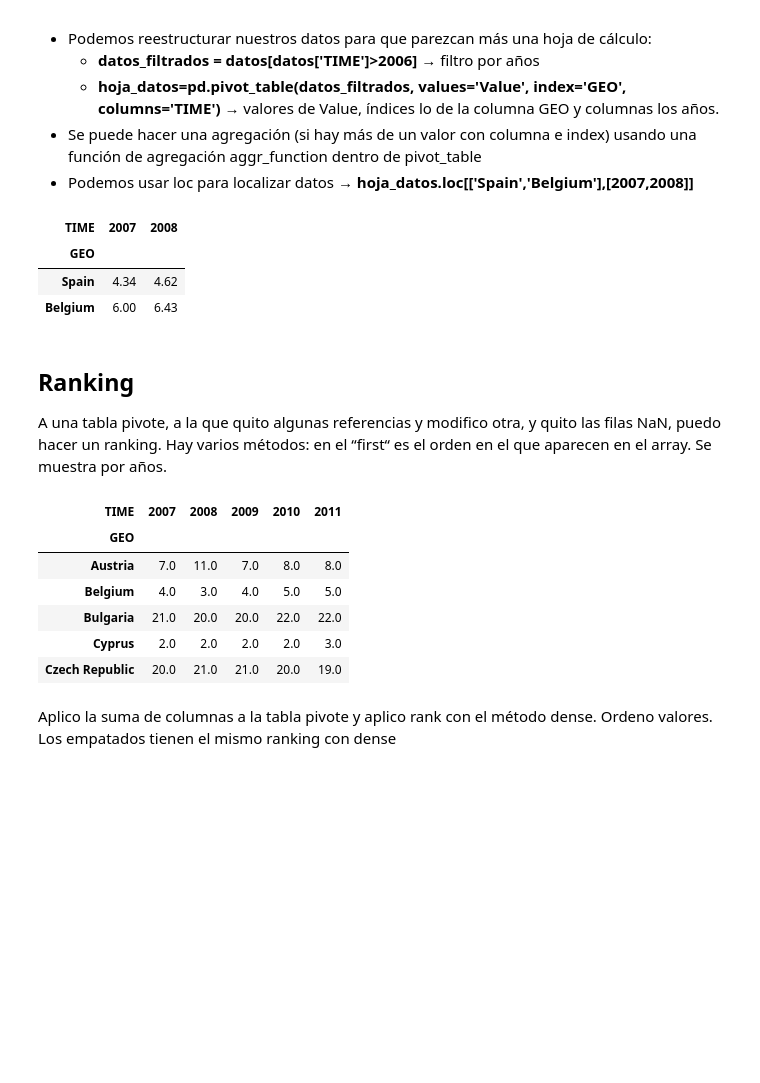
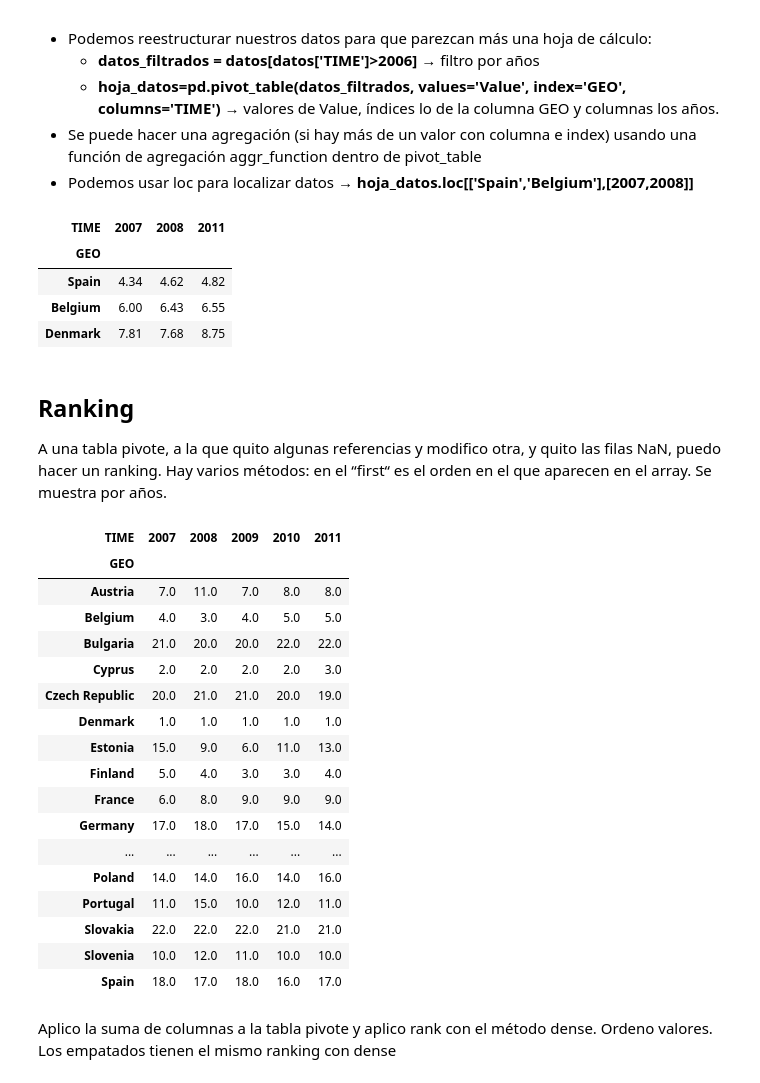
Before and after one commit to agrgal/programasEnPython, a Jupyter notebook: Analisis_datos_2024/Cap_2_OpenGovermentData/Cap_2_Usando_DATAFRAMES_OpenGovermentDataAnalysis.ipynb, the cells around one changed output. Drawn from its saved outputs; the diff is of its cells as text; code cells hidden in the pictures; blank space fills up the shorter version.

```diff
--- a/Analisis_datos_2024/Cap_2_OpenGovermentData/Cap_2_Usando_DATAFRAMES_OpenGovermentDataAnalysis.ipynb
+++ b/Analisis_datos_2024/Cap_2_OpenGovermentData/Cap_2_Usando_DATAFRAMES_OpenGovermentDataAnalysis.ipynb
@@ -165,12 +186,14 @@ datosAgrupados.head()
 # %%
 datos_filtrados = datos[datos['TIME']>2006]
 hoja_datos=pd.pivot_table(datos_filtrados, values='Value', index='GEO', columns='TIME')
-hoja_datos.loc[['Spain','Belgium'],[2007,2008]]
+# print(hoja_datos)
+hoja_datos.loc[['Spain','Belgium','Denmark'],[2007,2008,2011]]
 # %% [output]
-| TIME | 2007 | 2008 |
-| GEO |  |  |
-| Spain | 4.34 | 4.62 |
-| Belgium | 6.00 | 6.43 |
+| TIME | 2007 | 2008 | 2011 |
+| GEO |  |  |  |
+| Spain | 4.34 | 4.62 | 4.82 |
+| Belgium | 6.00 | 6.43 | 6.55 |
+| Denmark | 7.81 | 7.68 | 8.75 |
 # %% [markdown]
 ## Ranking
 
@@ -178,28 +201,39 @@ A una tabla pivote, a la que quito algunas referencias y modifico otra, y quito
 # %%
 ## de datos_filtrados... Trabajo con ellos
 ## Y con la hoja de datos
 hoja_datos_limpia=hoja_datos.drop([
 'Euro area (13 countries)',
 'Euro area (15 countries)',
 'Euro area (17 countries)',
 'Euro area (18 countries)',
 'European Union (25 countries)',
 'European Union (27 countries)',
 'European Union (28 countries)'
 ], axis = 0)
 
 hoja_datos_limpia = hoja_datos_limpia . rename ( index = { 'Germany (until 1990 former territory of the FRG)': 'Germany'}) # cambio la referencia de Alemania
 hoja_datos_limpia=hoja_datos_limpia.dropna() # Quito filas con Na
 
-hoja_datos_limpia.rank(ascending = False, method="first").head() # Muestro el ranking.
+hoja_datos_limpia.rank(ascending = False, method="first") # Muestro el ranking.
 # %% [output]
 | TIME | 2007 | 2008 | 2009 | 2010 | 2011 |
 | GEO |  |  |  |  |  |
 | Austria | 7.0 | 11.0 | 7.0 | 8.0 | 8.0 |
 | Belgium | 4.0 | 3.0 | 4.0 | 5.0 | 5.0 |
 | Bulgaria | 21.0 | 20.0 | 20.0 | 22.0 | 22.0 |
 | Cyprus | 2.0 | 2.0 | 2.0 | 2.0 | 3.0 |
 | Czech Republic | 20.0 | 21.0 | 21.0 | 20.0 | 19.0 |
+| Denmark | 1.0 | 1.0 | 1.0 | 1.0 | 1.0 |
+| Estonia | 15.0 | 9.0 | 6.0 | 11.0 | 13.0 |
+| Finland | 5.0 | 4.0 | 3.0 | 3.0 | 4.0 |
+| France | 6.0 | 8.0 | 9.0 | 9.0 | 9.0 |
+| Germany | 17.0 | 18.0 | 17.0 | 15.0 | 14.0 |
+| ... | ... | ... | ... | ... | ... |
+| Poland | 14.0 | 14.0 | 16.0 | 14.0 | 16.0 |
+| Portugal | 11.0 | 15.0 | 10.0 | 12.0 | 11.0 |
+| Slovakia | 22.0 | 22.0 | 22.0 | 21.0 | 21.0 |
+| Slovenia | 10.0 | 12.0 | 11.0 | 10.0 | 10.0 |
+| Spain | 18.0 | 17.0 | 18.0 | 16.0 | 17.0 |
 # %% [markdown]
 Aplico la suma de columnas a la tabla pivote y aplico rank con el método dense. Ordeno valores. Los empatados tienen el mismo ranking con dense
 # %%
```
Also changed, not shown: parts of 5 cells of this notebook.
